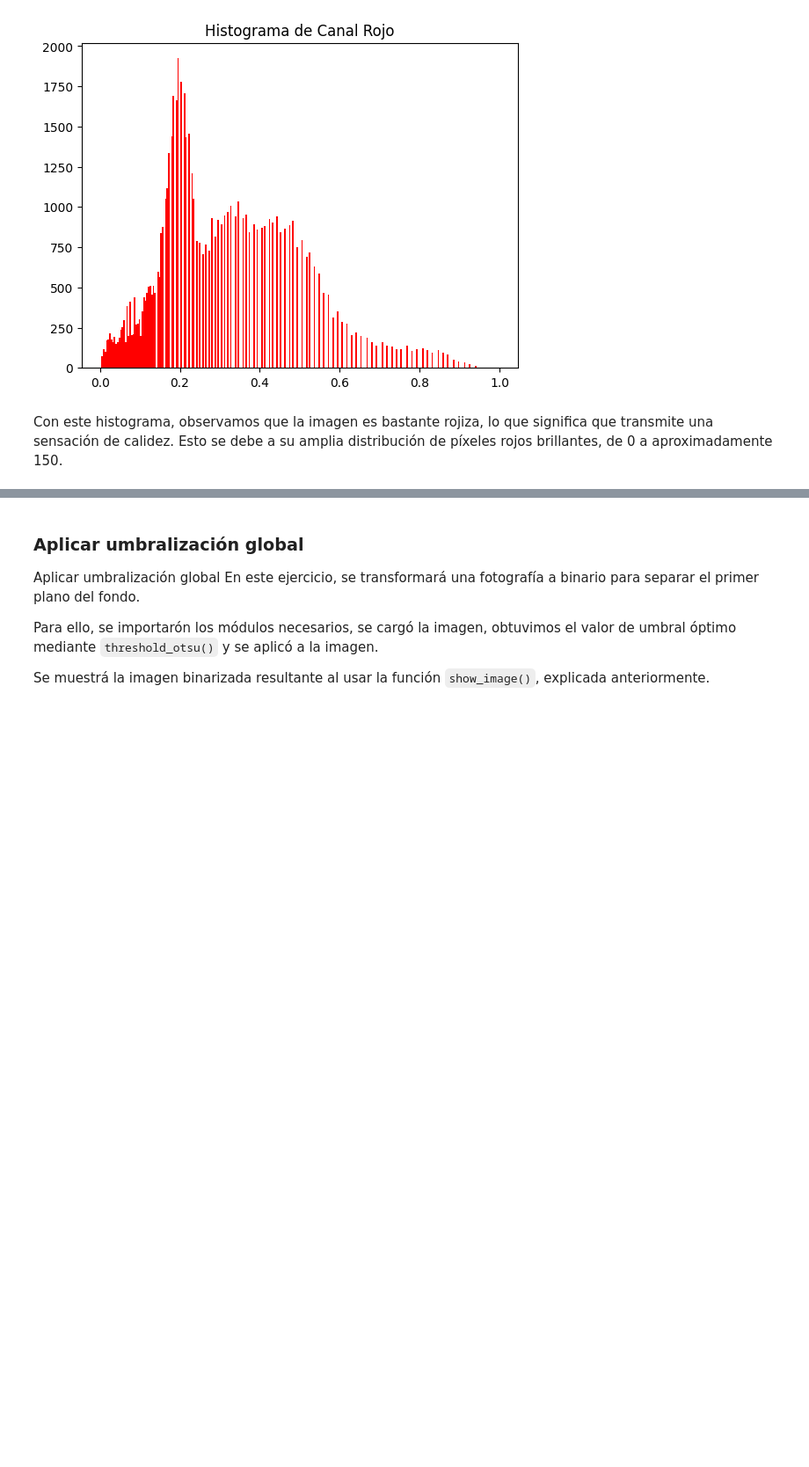
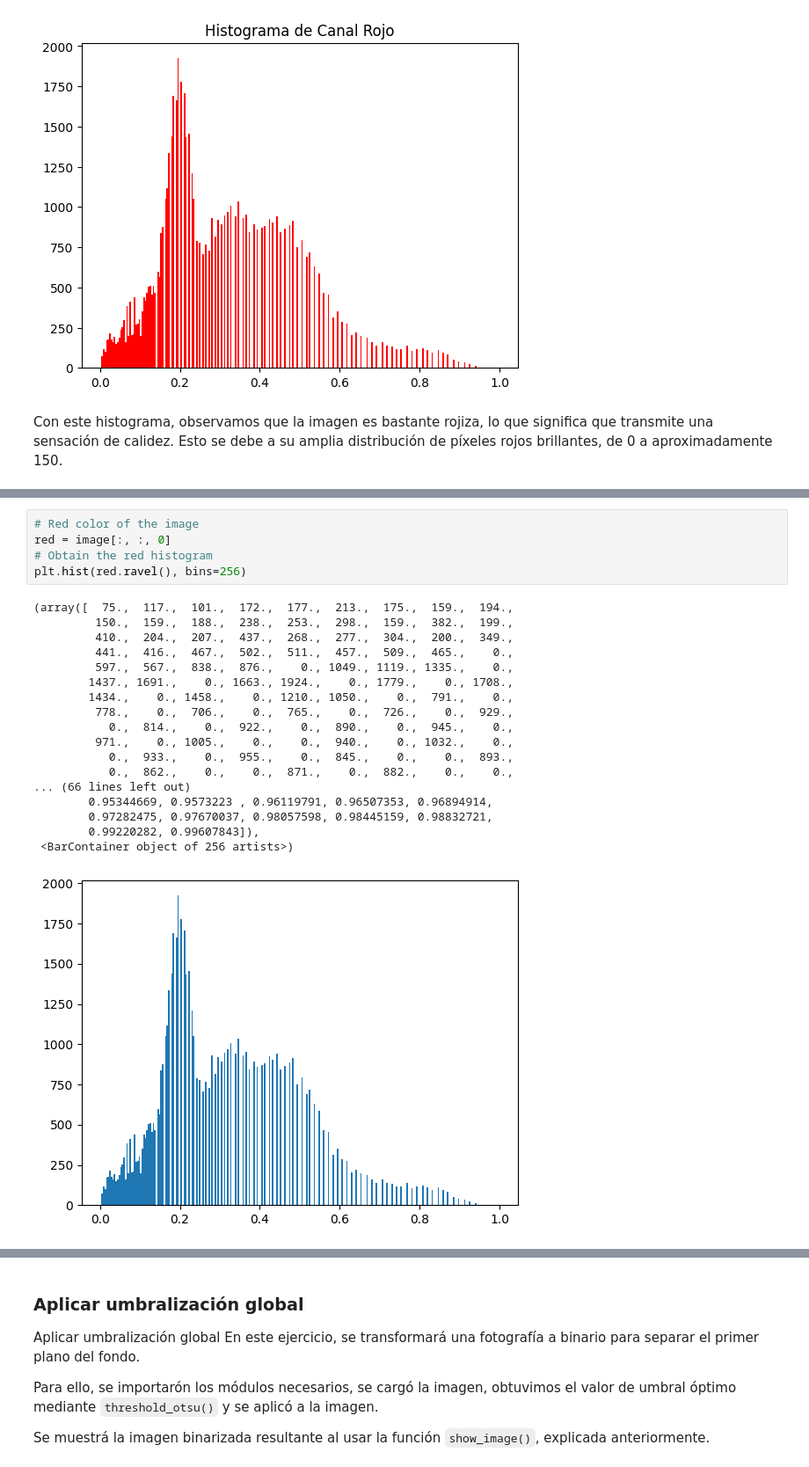
Before and after one commit to MauroTalamantes/Introducci-n_ProcesamientoImagenes_ScikitImage, a Jupyter notebook: Introducción_a_Procesamiento_de_imágenes_y_scikit_image.ipynb, the cells around one changed output, grey strips where cells are left out. Shown at 88% size. Cells and saved outputs as stored; diff of their text form; blank space fills up the shorter version.

```diff
--- a/Introducción_a_Procesamiento_de_imágenes_y_scikit_image.ipynb
+++ b/Introducción_a_Procesamiento_de_imágenes_y_scikit_image.ipynb
@@ -163,0 +245,24 @@ Con este histograma, observamos que la imagen es bastante rojiza, lo que signifi
+# %%
+# Red color of the image
+red = image[:, :, 0]
+# Obtain the red histogram
+plt.hist(red.ravel(), bins=256)
+# %% [output]
+(array([  75.,  117.,  101.,  172.,  177.,  213.,  175.,  159.,  194.,
+         150.,  159.,  188.,  238.,  253.,  298.,  159.,  382.,  199.,
+         410.,  204.,  207.,  437.,  268.,  277.,  304.,  200.,  349.,
+         441.,  416.,  467.,  502.,  511.,  457.,  509.,  465.,    0.,
+         597.,  567.,  838.,  876.,    0., 1049., 1119., 1335.,    0.,
+        1437., 1691.,    0., 1663., 1924.,    0., 1779.,    0., 1708.,
+        1434.,    0., 1458.,    0., 1210., 1050.,    0.,  791.,    0.,
+         778.,    0.,  706.,    0.,  765.,    0.,  726.,    0.,  929.,
+           0.,  814.,    0.,  922.,    0.,  890.,    0.,  945.,    0.,
+         971.,    0., 1005.,    0.,    0.,  940.,    0., 1032.,    0.,
+           0.,  933.,    0.,  955.,    0.,  845.,    0.,    0.,  893.,
+           0.,  862.,    0.,    0.,  871.,    0.,  882.,    0.,    0.,
+... (66 lines left out)
+        0.95344669, 0.9573223 , 0.96119791, 0.96507353, 0.96894914,
+        0.97282475, 0.97670037, 0.98057598, 0.98445159, 0.98832721,
+        0.99220282, 0.99607843]),
+ <BarContainer object of 256 artists>)
+[figure, added]
```
Also changed, not shown: parts of 20 cells of this notebook.
